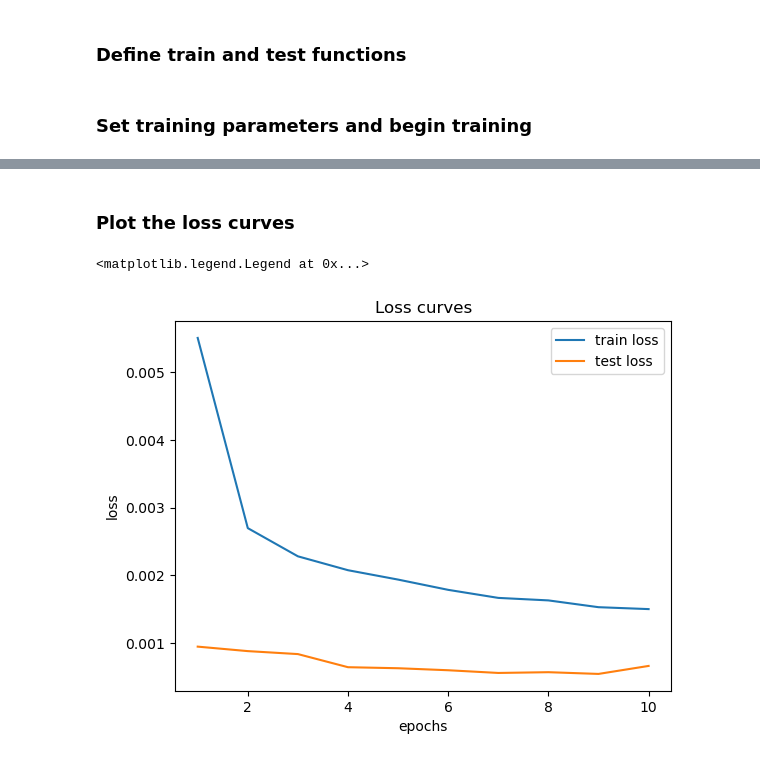
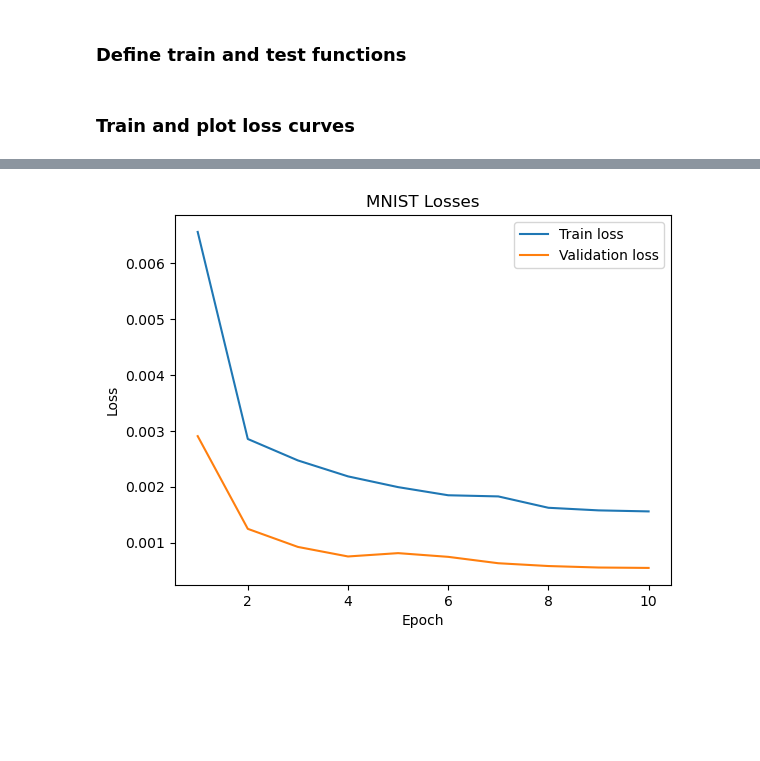
Before and after one commit to navti/MLProjects, a Jupyter notebook: MNIST/mnist_classification.ipynb, the cells around one changed output, grey strips where cells are left out. Cells and saved outputs as stored; diff of their text form; code cells hidden in the pictures; blank space fills up the shorter version.

Commit message:
Add functions for saving plots and models.

```diff
--- a/MNIST/mnist_classification.ipynb
+++ b/MNIST/mnist_classification.ipynb
@@ -181,7 +221,7 @@ def test_model(model, device, test_loader, loss_criterion):
     print(f"Test set: Average loss: {test_loss:.4f}, Accuracy: {correct}/{total} ({100. * correct/total:.0f}%)")
     return 100. * correct/total, test_loss
 # %% [markdown]
-### Set training parameters and begin training
+### Train and plot loss curves
 # %%
 num_classes = 10
 num_filters = 16
@@ -190,15 +230,20 @@ num_epochs = 10
 device = torch.device('cuda' if torch.cuda.is_available() else 'cpu')
 loss_criterion = nn.CrossEntropyLoss()
 inp_channels = 1
-ksize = 3
 model = MODEL(inp_channels, num_filters, num_classes).to(device=device)
 optimizer = optim.Adam(model.parameters(),lr=learning_rate)
 
-train_loss = []
-val_loss = []
+losses = defaultdict(list)
+
 for epoch in range(1,num_epochs+1):
     _, tloss = train_model(model, device, train_loader, loss_criterion, optimizer, epoch)
-    train_loss.append(tloss)
+    losses['train_loss'].append(tloss)
     _, vloss = test_model(model, device, test_loader, loss_criterion)
-    val_loss.append(vloss)
+    losses['val_loss'].append(vloss)
+
+# save plots
+save_plots(losses, 'mnist-loss')
+
+#save model
+save_model(model, 'mnist_sample_model')
 # %% [output]
@@ -225,12 +270 @@ Test set: Average loss: 0.0007, Accuracy: 9876/9984 (99%)
+[figure, added]
-# %% [markdown]
-### Plot the loss curves
-# %%
-plt.xlabel('epochs')
-plt.ylabel('loss')
-plt.title('Loss curves')
-plt.plot(range(1, num_epochs+1), train_loss, label='train loss')
-plt.plot(range(1, num_epochs+1), val_loss, label='test loss')
-plt.legend(loc='upper right')
-# %% [output]
-<matplotlib.legend.Legend at 0x...>
-[figure, removed]
```
Also changed, not shown: parts of 6 cells of this notebook.
